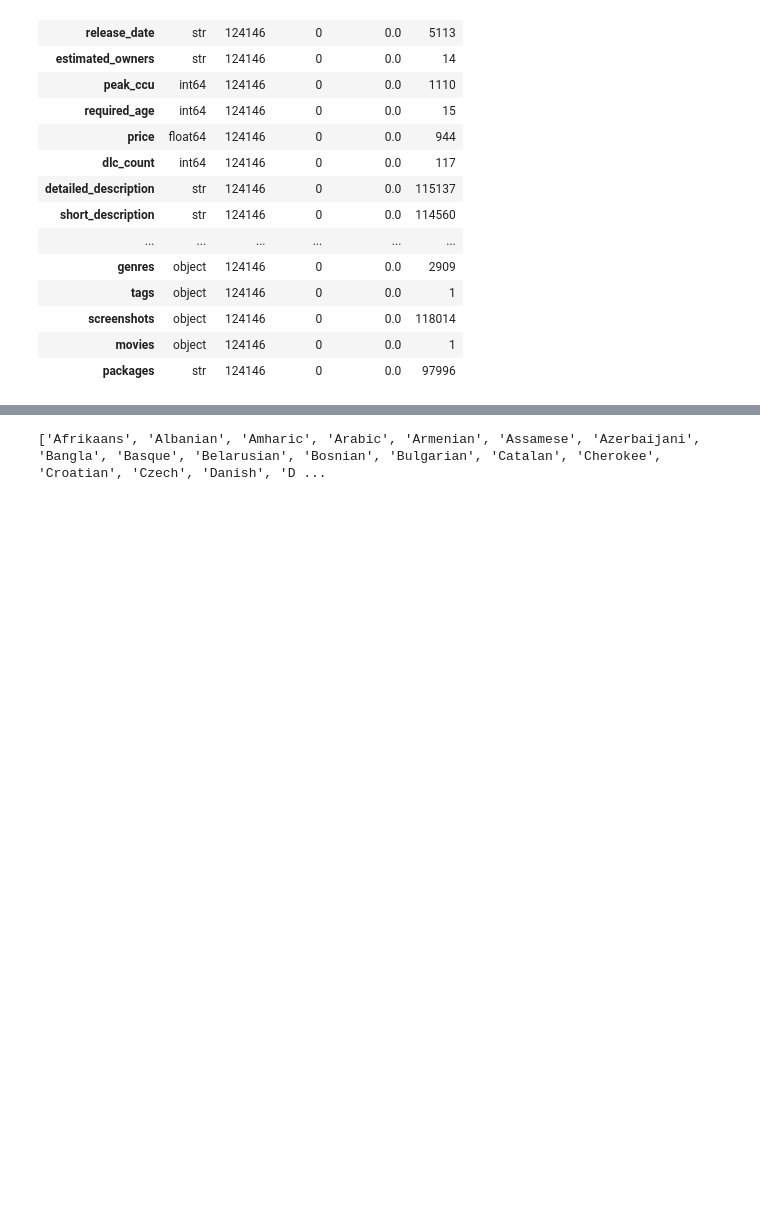
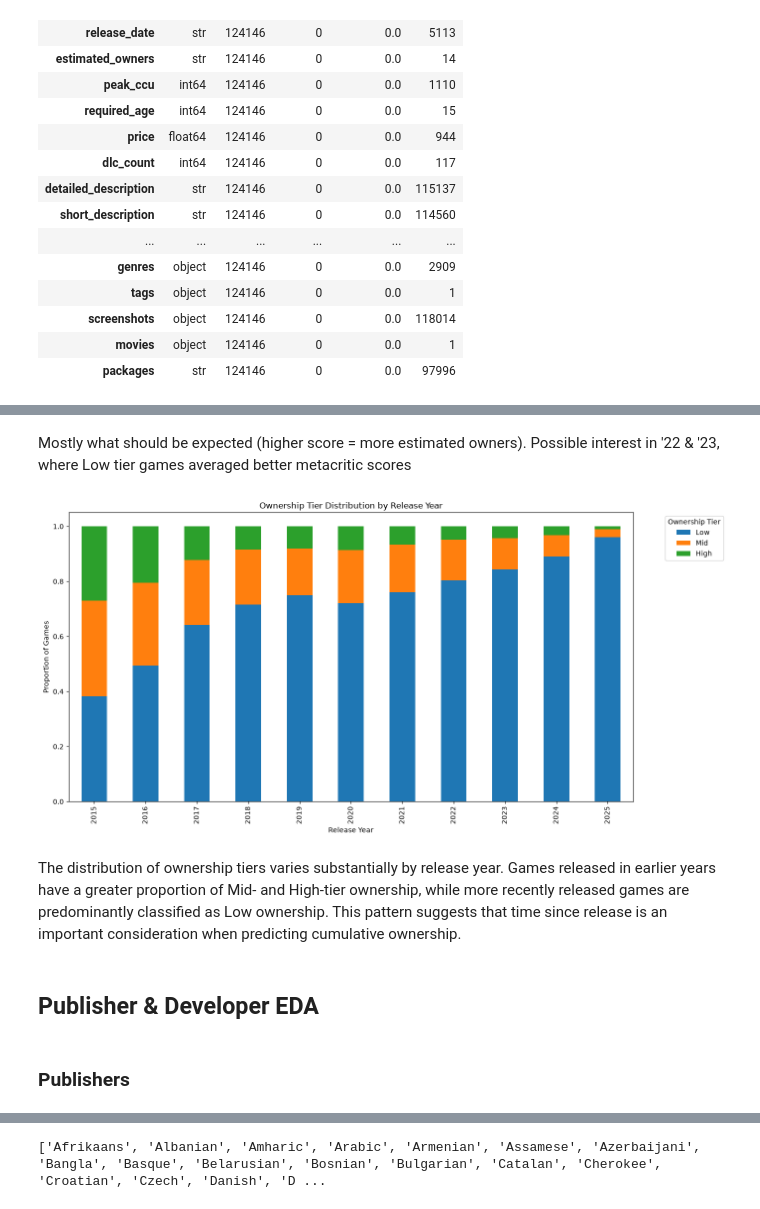
Before and after one commit to GolferMac/SIADS-696-Milestone2, a Jupyter notebook: EDA.ipynb, the cells around one changed output, grey strips where cells are left out. Saved outputs shown, nothing was run; the diff lists cells and outputs as text; code cells hidden in the pictures; blank space fills up the shorter version.

```diff
--- a/EDA.ipynb
+++ b/EDA.ipynb
@@ -530,0 +282,43 @@ Developer ownership counts:
+# %% [markdown]
+Mostly what should be expected (higher score = more estimated owners). Possible interest in '22 & '23, where Low tier games averaged better metacritic scores
+# %%
+owner_order = ["Low", "Mid", "High"]
+
+year_df["owner_group"] = pd.Categorical(
+    year_df["estimated_owners"].astype(str).map(owner_groups),
+    categories=owner_order,
+    ordered=True
+)
+
+owner_by_year = pd.crosstab(
+    year_df["release_year"],
+    year_df["owner_group"],
+    normalize="index"
+).reindex(columns=owner_order, fill_value=0)
+
+owner_by_year.plot(
+    kind="bar",
+    stacked=True,
+    figsize=(14, 7)
+)
+
+plt.xlabel("Release Year")
+plt.ylabel("Proportion of Games")
+plt.title("Ownership Tier Distribution by Release Year")
+
+plt.legend(
+    title="Ownership Tier",
+    bbox_to_anchor=(1.05, 1),
+    loc="upper left"
+)
+
+plt.tight_layout()
+plt.show()
+# %% [output]
+[figure, added]
+# %% [markdown]
+The distribution of ownership tiers varies substantially by release year. Games released in earlier years have a greater proportion of Mid- and High-tier ownership, while more recently released games are predominantly classified as Low ownership. This pattern suggests that time since release is an important consideration when predicting cumulative ownership.
+# %% [markdown]
+## Publisher & Developer EDA
+# %% [markdown]
+### Publishers
```
Also changed, not shown: parts of 57 cells of this notebook, 5 other files.
